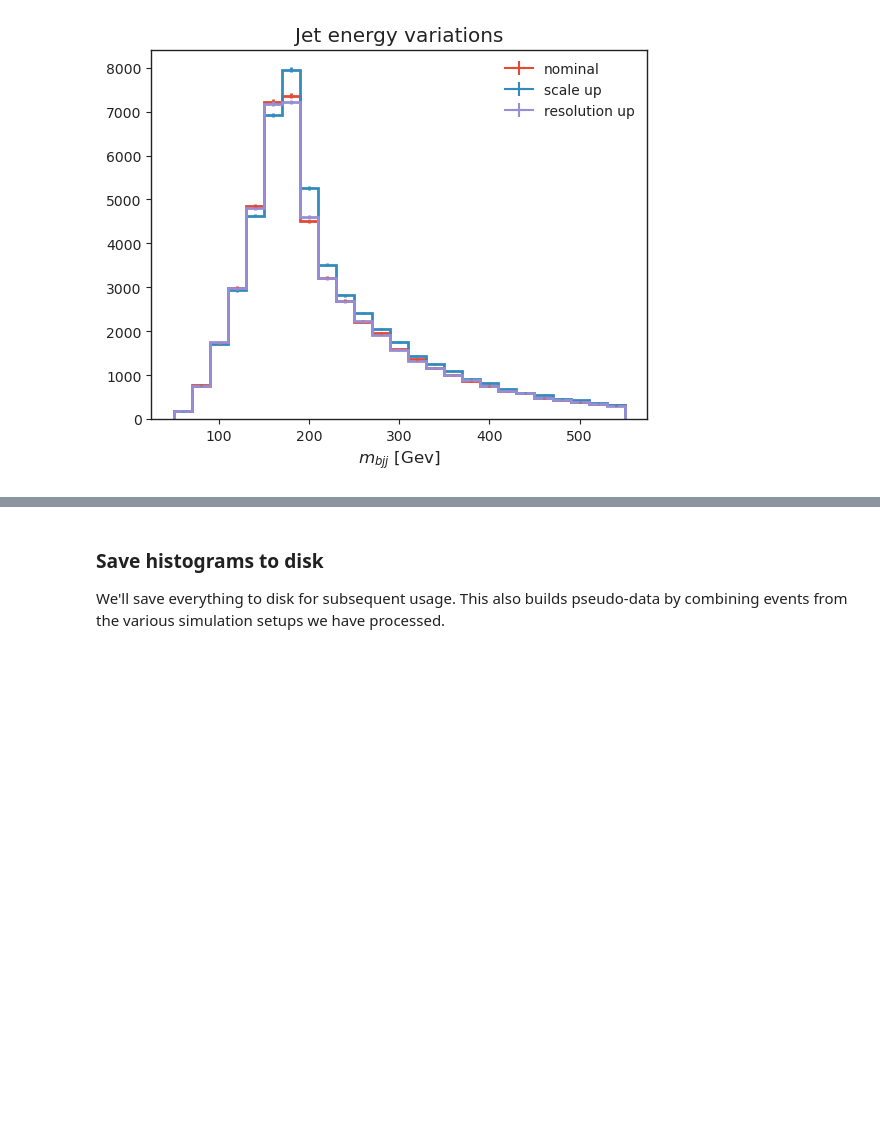
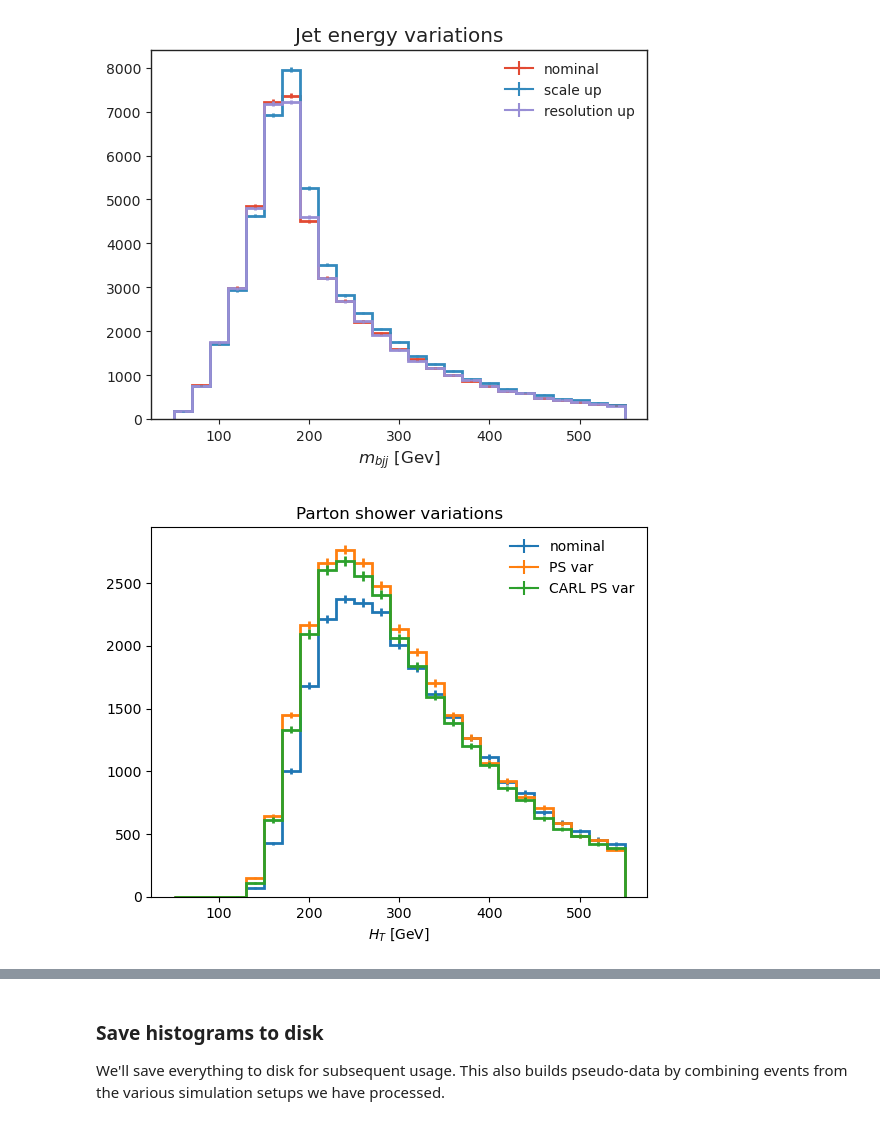
Before and after one commit to mdkdrnevich/carl-for-agc, a Jupyter notebook: ttbar_carl_analysis_pipeline.ipynb, the cells around one changed output, grey strips where cells are left out. Saved outputs shown, nothing was run; the diff lists cells and outputs as text; code cells hidden in the pictures; blank space fills up the shorter version.

Commit message:
Implemented using CARL models for inference within the AGC pipeline to produce histograms for systematics

```diff
--- a/ttbar_carl_analysis_pipeline.ipynb
+++ b/ttbar_carl_analysis_pipeline.ipynb
@@ -41,7 +41,21 @@ import matplotlib.pyplot as plt
 import numpy as np
 import pyhf
 
-import agc_utils as utils  # contains code for bookkeeping and cosmetics, as well as some boilerplate
+import utils  # contains code for bookkeeping and cosmetics, as well as some boilerplate
+
+# CARL additions
+import torch
+
+# Local imports
+import utils.carl_utils.preprocessing as carl_ppro
+import utils.carl_utils.models as carl_models
+import utils.carl_utils.eval as carl_eval
+import utils.carl_utils.plotting as carl_plot
+import warnings
+
+DEVICE = torch.device("cuda:0" if torch.cuda.is_available() else "cpu")
+#DEVICE = 'cpu'
+print(DEVICE)
 
 logging.getLogger("cabinetry").setLevel(logging.INFO)
 # %% [output]
@@ -98,6 +112,14 @@ The processor includes a lot of the physics analysis details:
 #### Machine Learning Task
 
 During the processing step, machine learning is used to calculate one of the variables used for this analysis. The models used are trained separately in the `jetassignment_training.ipynb` notebook. Jets in the events are assigned to labels corresponding with their parent partons using a boosted decision tree (BDT). More information about the model and training can be found within that notebook.
+# %%
+## Load the CARL model and metadata
+
+model_name = "models/deepsets_agc_model" #"deepsets_model"
+
+carl_model = carl_models.load_model("{}.zip".format(model_name), device=DEVICE).to(DEVICE)
+X_scalers, weight_norm = carl_ppro.load_scaling("{}.zip".format(model_name))
+carl_features = carl_model.features
 # %%
 class TtbarAnalysis(processor.ProcessorABC):
     def __init__(self, use_inference, use_triton):
@@ -427,6 +471,8 @@ def get_query(source: ObjectStream) -> ObjectStream:
                                        "Jet_btagCSVV2": h.Jet_btagCSVV2,
                                        "Jet_jetId": h.Jet_jetId,
                                        "event": h.event,
+                                       "genWeight": h.genWeight,
+                                       "btagWeight_CSVV2": h.btagWeight_CSVV2,
                                       })
     if USE_INFERENCE:
         return selection
@@ -447,6 +493,8 @@ def get_query(source: ObjectStream) -> ObjectStream:
                                        "Jet_phi": h.Jet_phi,
                                        "Jet_btagCSVV2": h.Jet_btagCSVV2,
                                        "Jet_jetId": h.Jet_jetId,
+                                       "genWeight": h.genWeight,
+                                       "btagWeight_CSVV2": h.btagWeight_CSVV2,
                                       })
 # %% [markdown]
 ### Caching the queried datasets with `ServiceX`
@@ -480,6 +528,9 @@ if USE_SERVICEX:
 What happens here depends on the flag `USE_SERVICEX`. If set to true, the processor is run on the data previously gathered by ServiceX, then will gather output histograms.
 
 When `USE_SERVICEX` is false, the input files need to be processed during this step as well.
+# %%
+utils.ml.model_even = None
+utils.ml.model_odd = None
 # %%
 NanoAODSchema.warn_missing_crossrefs = False # silences warnings about branches we will not use here
 if USE_DASK:
@@ -588,3 +639,14 @@ plt.xlabel("$m_{bjj}$ [Gev]")
 plt.title("Jet energy variations");
 # %% [output]
 [figure]
+# %%
+# parton shower variation
+all_histograms["hist_dict"]["4j1b"][:, "ttbar", "nominal"].plot(label="nominal", linewidth=2)#, density=True)
+all_histograms["hist_dict"]["4j1b"][:, "ttbar", "PS_var"].plot(label="PS var", linewidth=2)#, density=True)
+all_histograms["hist_dict"]["4j1b"][:, "ttbar", "CARL_PS_var"].plot(label="CARL PS var", linewidth=2)#, density=True)
+
+plt.legend(frameon=False)
+plt.xlabel("$H_T$ [GeV]")
+plt.title("Parton shower variations");
+# %% [output]
+[figure, added]
```
Also changed, not shown: parts of 6 cells of this notebook, 2 other files.
